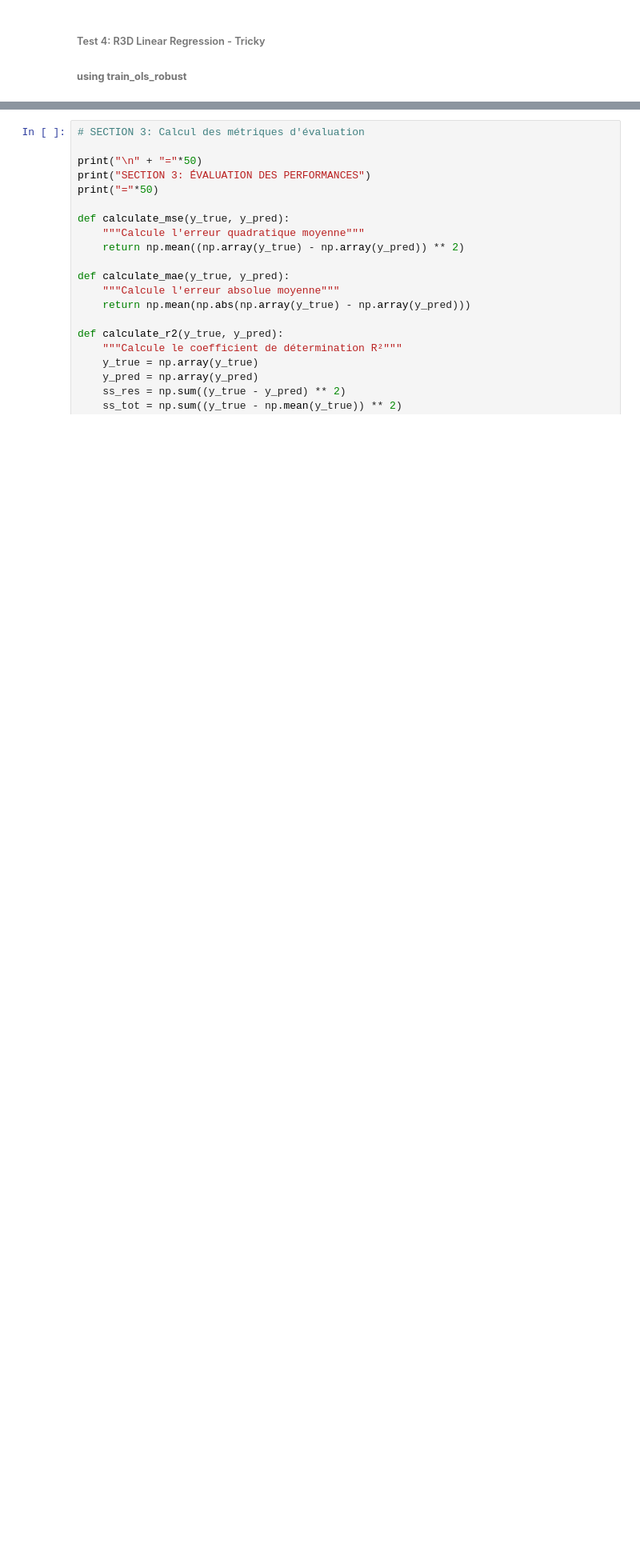
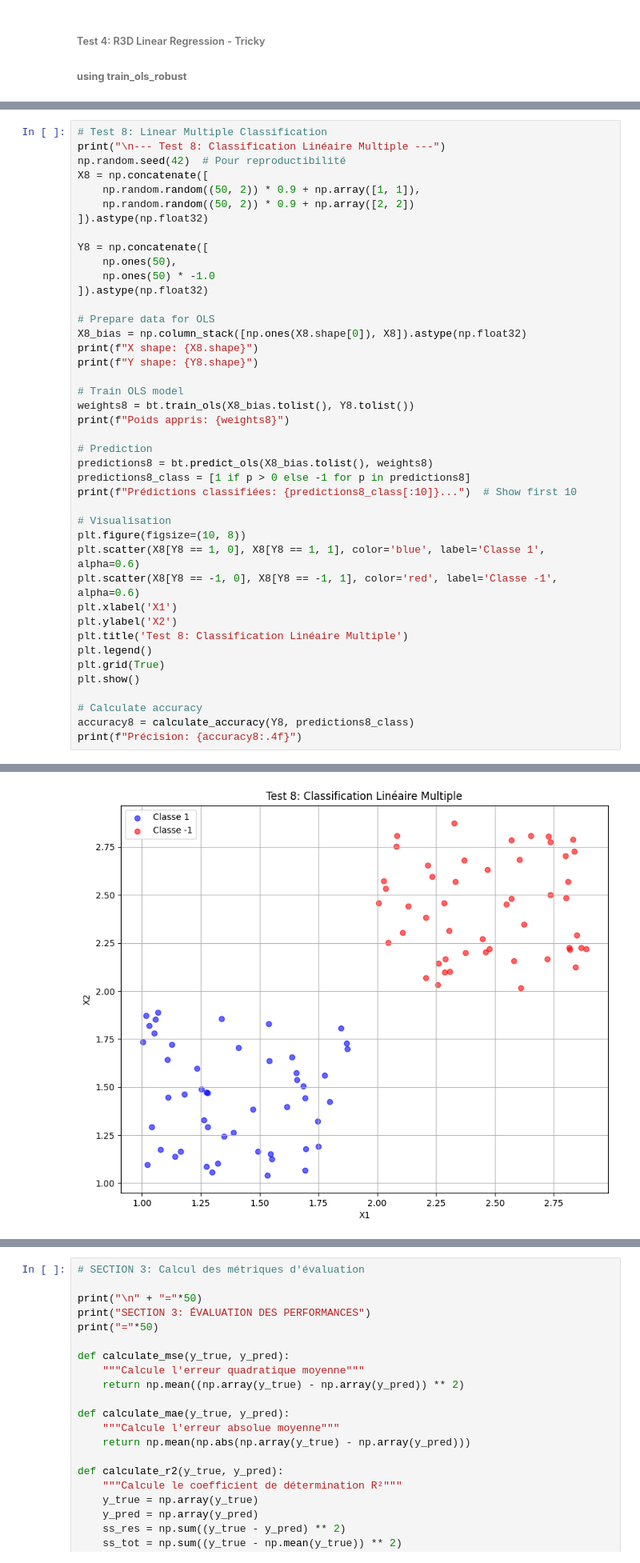
Before and after one commit to PA-2025/better_tensorflow, a Jupyter notebook: python/case_test_note_book/ols.ipynb, the cells around one changed output, grey strips where cells are left out. Shown: that part at 80% size. Cells and saved outputs as stored; diff of their text form; blank space fills up the shorter version.

Commit message:
Ols: classification tests

```diff
--- a/python/case_test_note_book/ols.ipynb
+++ b/python/case_test_note_book/ols.ipynb
@@ -403,3 +407,46 @@ Prédictions: [0.0, 0.0, 0.0, 0.0]
 Valeurs attendues: [ 1.  1. -1. -1.]
 Prédictions classifiées: [-1, -1, -1, -1]
 [figure]
+# %%
+# Test 8: Linear Multiple Classification
+print("\n--- Test 8: Classification Linéaire Multiple ---")
+np.random.seed(42)  # Pour reproductibilité
+X8 = np.concatenate([
+    np.random.random((50, 2)) * 0.9 + np.array([1, 1]),
+    np.random.random((50, 2)) * 0.9 + np.array([2, 2])
+]).astype(np.float32)
+
+Y8 = np.concatenate([
+    np.ones(50),
+    np.ones(50) * -1.0
+]).astype(np.float32)
+
+# Prepare data for OLS
+X8_bias = np.column_stack([np.ones(X8.shape[0]), X8]).astype(np.float32)
+print(f"X shape: {X8.shape}")
+print(f"Y shape: {Y8.shape}")
+
+# Train OLS model
+weights8 = bt.train_ols(X8_bias.tolist(), Y8.tolist())
+print(f"Poids appris: {weights8}")
+
+# Prediction
+predictions8 = bt.predict_ols(X8_bias.tolist(), weights8)
+predictions8_class = [1 if p > 0 else -1 for p in predictions8]
+print(f"Prédictions classifiées: {predictions8_class[:10]}...")  # Show first 10
+
+# Visualisation
+plt.figure(figsize=(10, 8))
+plt.scatter(X8[Y8 == 1, 0], X8[Y8 == 1, 1], color='blue', label='Classe 1', alpha=0.6)
+plt.scatter(X8[Y8 == -1, 0], X8[Y8 == -1, 1], color='red', label='Classe -1', alpha=0.6)
+plt.xlabel('X1')
+plt.ylabel('X2')
+plt.title('Test 8: Classification Linéaire Multiple')
+plt.legend()
+plt.grid(True)
+plt.show()
+
+# Calculate accuracy
+accuracy8 = calculate_accuracy(Y8, predictions8_class)
+print(f"Précision: {accuracy8:.4f}")
+# %% [output]
@@ -405,0 +458 @@ Prédictions classifiées: [-1, -1, -1, -1]
+[figure, added]
```
Also changed, not shown: parts of 7 cells of this notebook.
